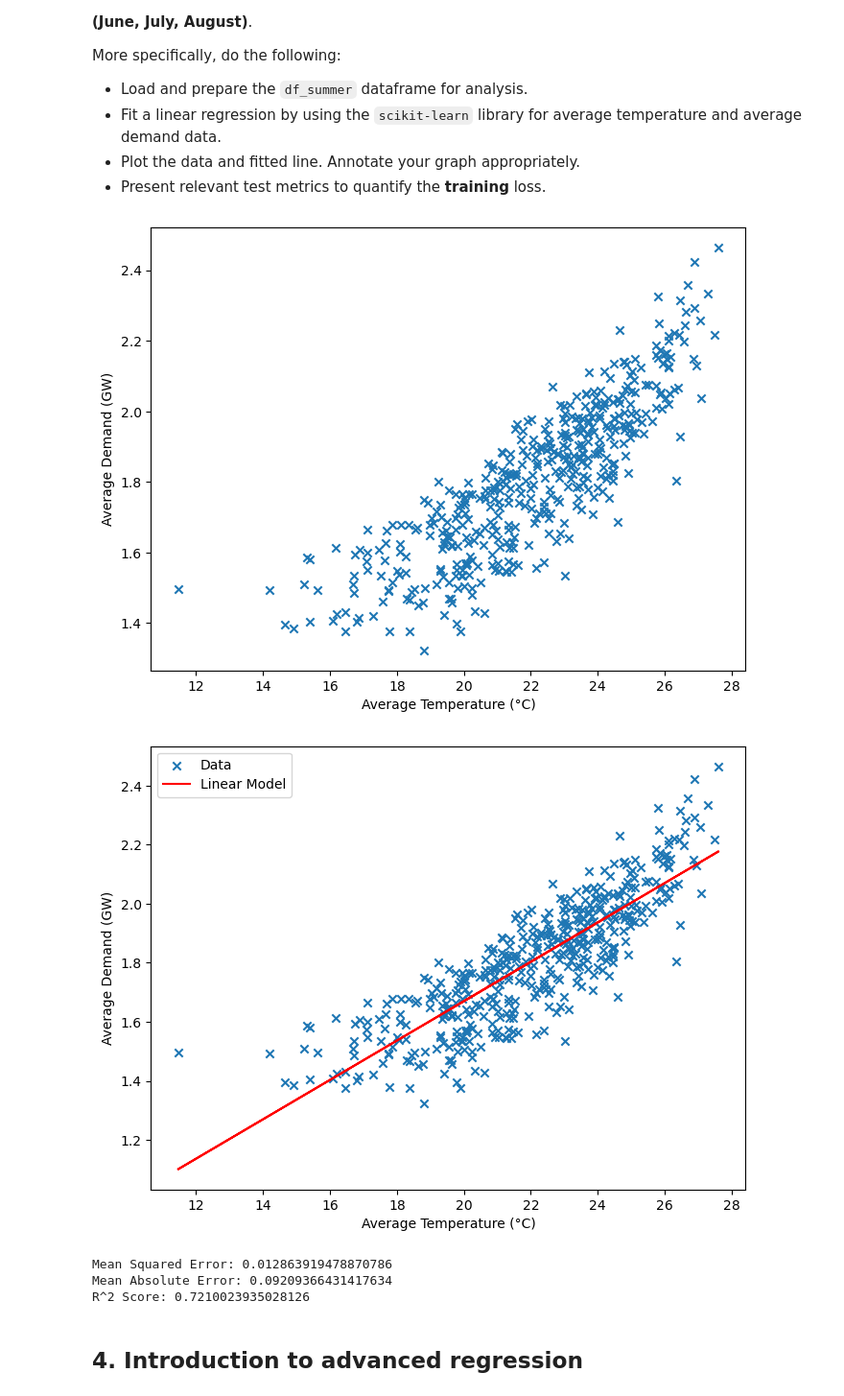
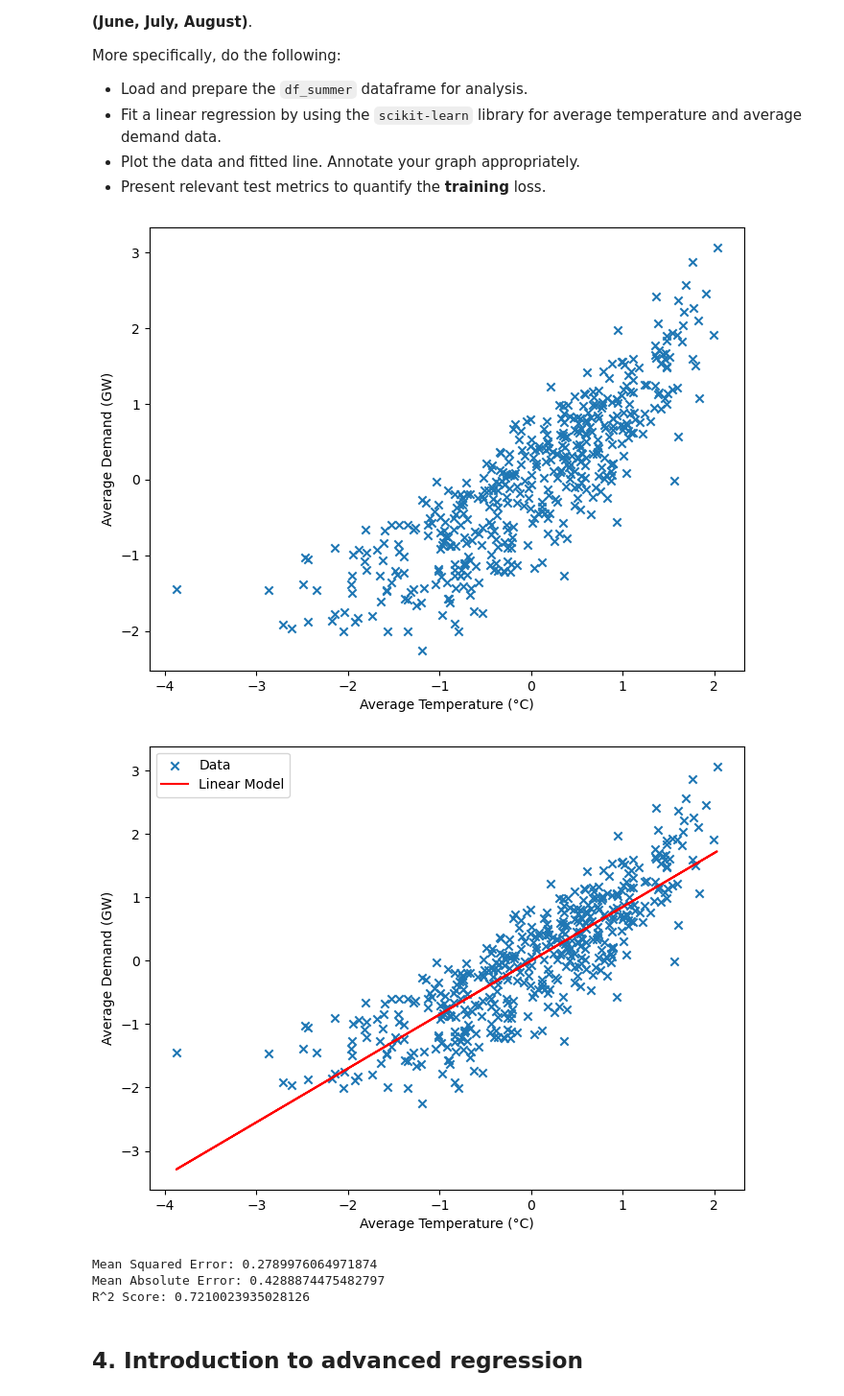
Before and after one commit to kbui-03/DSML_2025, a Jupyter notebook: 02_Workshops/WS_07_Regression_1/DSML_WS_07_pre.ipynb, the cells around one changed output. Shown at 96% size. Cells and saved outputs as stored; diff of their text form; code cells hidden in the pictures.

```diff
--- a/02_Workshops/WS_07_Regression_1/DSML_WS_07_pre.ipynb
+++ b/02_Workshops/WS_07_Regression_1/DSML_WS_07_pre.ipynb
@@ -143,48 +222,50 @@ More specifically, do the following:
 # your code here
 pittsburgh = pd.read_csv("Pittsburgh_load_data.csv")
 pittsburgh["Date"] = pd.to_datetime(pittsburgh["Date"], format="%d.%m.%Y")
 pittsburgh["Month"] = pittsburgh["Date"].dt.month
 df_summer = pittsburgh[(pittsburgh["Month"] == 6) | (pittsburgh["Month"] == 7) | (pittsburgh["Month"] == 8)]
 
 # Visualisation
 xp = df_summer["Avg_temp"]
 yp = df_summer["AVG"]
 
+from sklearn.preprocessing import StandardScaler
+scaler = StandardScaler()
+X_scaled = scaler.fit_transform(xp.values.reshape(-1, 1))
+Y_scaled = scaler.fit_transform(yp.values.reshape(-1, 1))
+
 fig, ax = plt.subplots(figsize = (8,6))
 
-ax.scatter(xp, yp, marker='x',)
+ax.scatter(X_scaled, Y_scaled, marker='x')
 ax.set_xlabel("Average Temperature (°C)")
 ax.set_ylabel("Average Demand (GW)")
-
 plt.show()
 
 # Linear Model
 model = LinearRegression()
-X = df_summer[["Avg_temp"]]
-y = df_summer["AVG"]
-model.fit(X, y)
-y_pred = model.predict(X)
+model.fit(X_scaled, Y_scaled)
+y_pred = model.predict(X_scaled)
 fig, ax = plt.subplots(figsize = (8,6))
-ax.scatter(xp, yp, marker='x', label="Data")
-ax.plot(xp, y_pred, color='red', label="Linear Model")
+ax.scatter(X_scaled, Y_scaled, marker='x', label="Data")
+ax.plot(X_scaled, y_pred, color='red', label="Linear Model")
 ax.set_xlabel("Average Temperature (°C)")
 ax.set_ylabel("Average Demand (GW)")
 ax.legend()
 plt.show()
 
 # Metrics
 from sklearn.metrics import mean_squared_error, mean_absolute_error ,r2_score
-mse = mean_squared_error(y, y_pred)
-mae = mean_absolute_error(y, y_pred)
-r2 = r2_score(y, y_pred)
+mse = mean_squared_error(Y_scaled, y_pred)
+mae = mean_absolute_error(Y_scaled, y_pred)
+r2 = r2_score(Y_scaled, y_pred)
 print(f"Mean Squared Error: {mse}")
 print(f"Mean Absolute Error: {mae}")
 print(f"R^2 Score: {r2}")
 # %% [output]
-[figure, old version]
+[figure, new version]
-[figure, old version]
+[figure, new version]
-Mean Squared Error: 0.012863919478870786
-Mean Absolute Error: 0.09209366431417634
+Mean Squared Error: 0.2789976064971874
+Mean Absolute Error: 0.4288874475482797
 R^2 Score: 0.7210023935028126
 # %% [markdown]
 ## 4. Introduction to advanced regression
```
Also changed, not shown: parts of 5 cells of this notebook.
